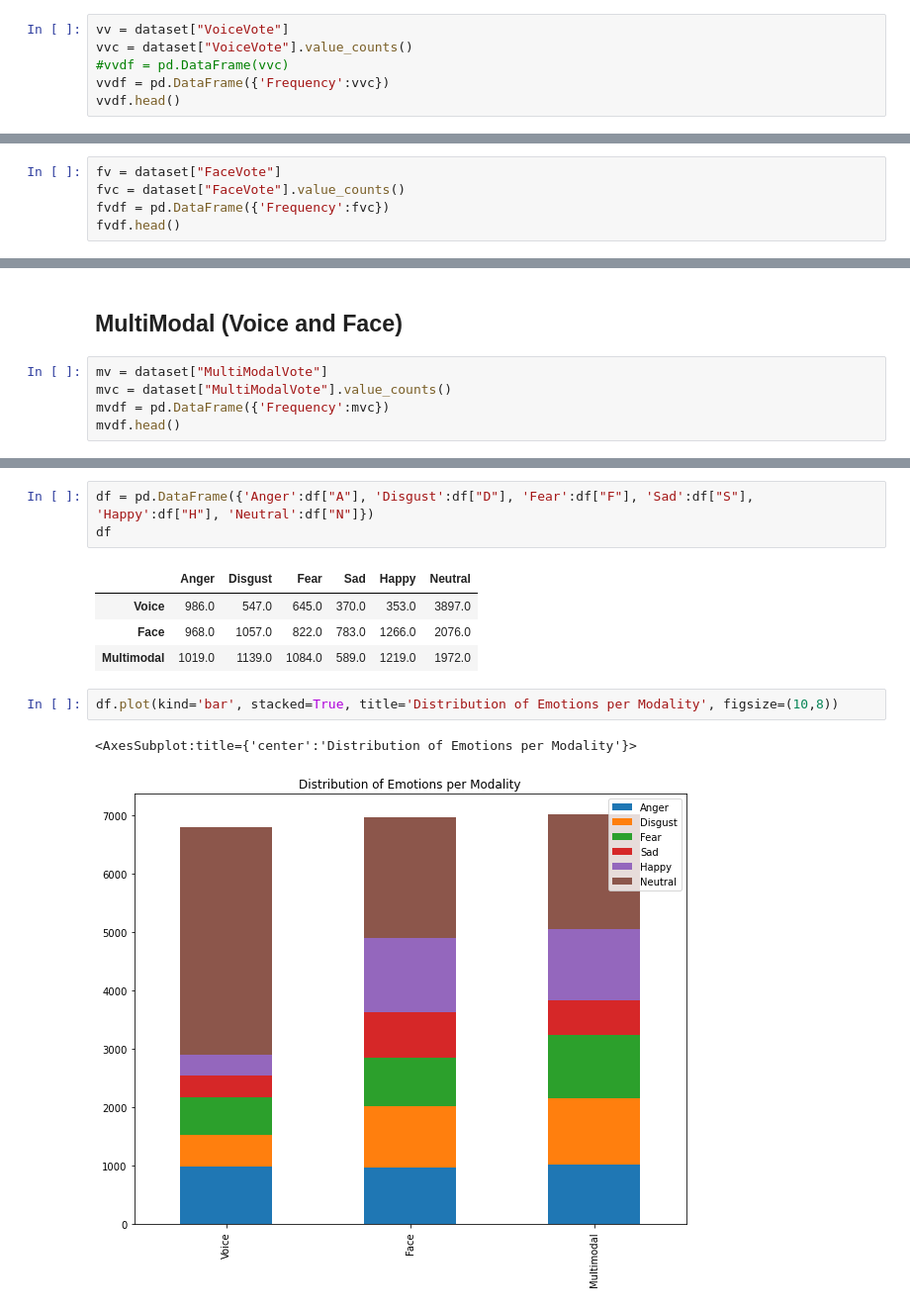
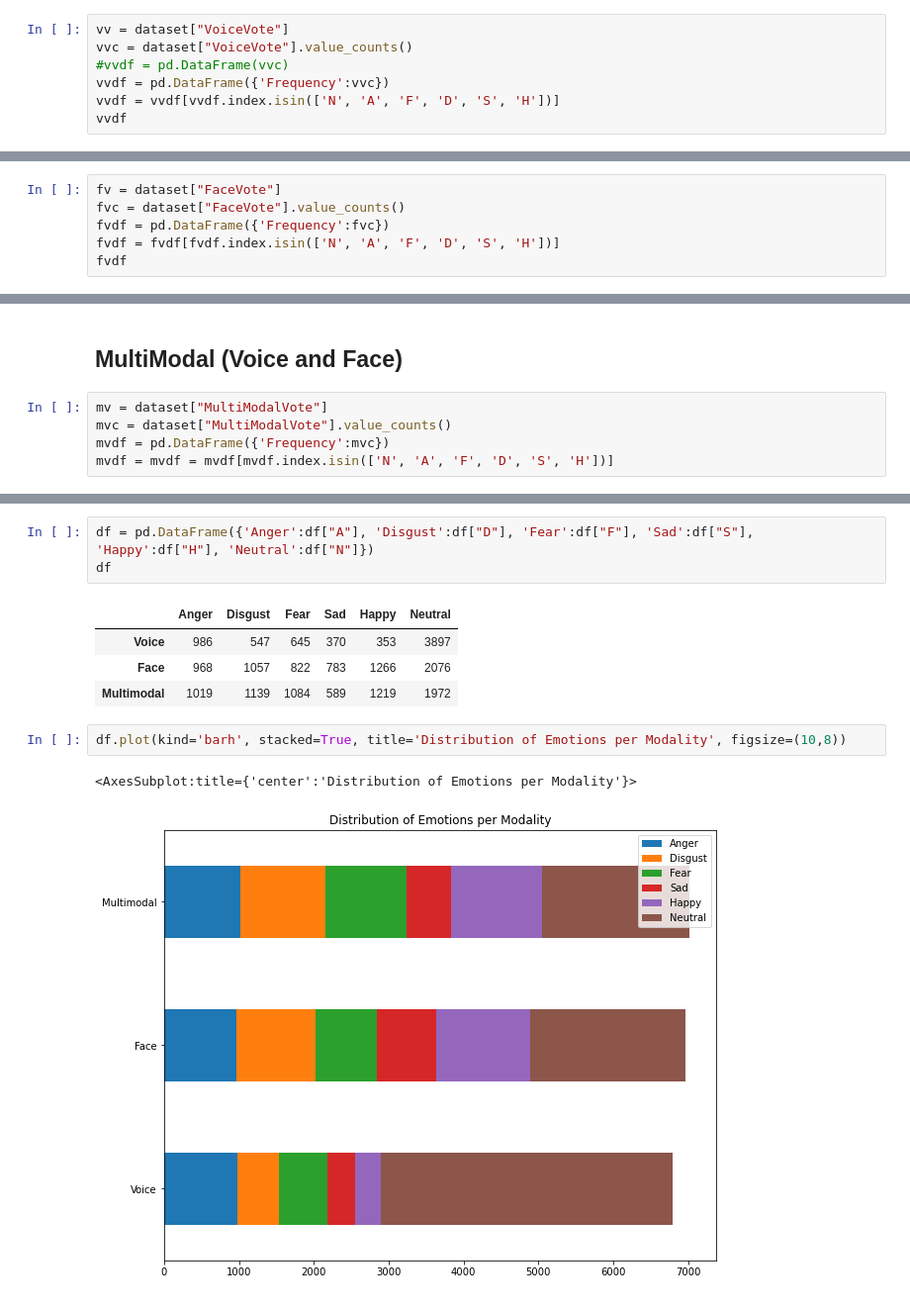
Before and after one commit to IggyBal/CRY-Baby_Empathetic_Dataset_Multimodal, a Jupyter notebook: Dataset_analysis.ipynb, the cells around one changed output, grey strips where cells are left out. Shown: that part at 99% size. Drawn from its saved outputs; the diff is of its cells as text.

```diff
--- a/Dataset_analysis.ipynb
+++ b/Dataset_analysis.ipynb
@@ -26,5 +26,6 @@ vv = dataset["VoiceVote"]
 vvc = dataset["VoiceVote"].value_counts()
 #vvdf = pd.DataFrame(vvc)
 vvdf = pd.DataFrame({'Frequency':vvc})
-vvdf.head()
+vvdf = vvdf[vvdf.index.isin(['N', 'A', 'F', 'D', 'S', 'H'])]
+vvdf
 # %% [output]
@@ -69,7 +61,8 @@ vvdf.head()
 fv = dataset["FaceVote"]
 fvc = dataset["FaceVote"].value_counts()
 fvdf = pd.DataFrame({'Frequency':fvc})
-fvdf.head()
+fvdf = fvdf[fvdf.index.isin(['N', 'A', 'F', 'D', 'S', 'H'])]
+fvdf
 # %% [output]
 |  | Frequency |
 | N | 2076 |
@@ -101,4 +96,4 @@ fvdf.head()
 mv = dataset["MultiModalVote"]
 mvc = dataset["MultiModalVote"].value_counts()
 mvdf = pd.DataFrame({'Frequency':mvc})
-mvdf.head()
+mvdf = mvdf = mvdf[mvdf.index.isin(['N', 'A', 'F', 'D', 'S', 'H'])]
@@ -143,11 +145,11 @@ df = pd.DataFrame({'Anger':df["A"], 'Disgust':df["D"], 'Fear':df["F"], 'Sad':df[
 df
 # %% [output]
 |  | Anger | Disgust | Fear | Sad | Happy | Neutral |
-| Voice | 986.0 | 547.0 | 645.0 | 370.0 | 353.0 | 3897.0 |
-| Face | 968.0 | 1057.0 | 822.0 | 783.0 | 1266.0 | 2076.0 |
-| Multimodal | 1019.0 | 1139.0 | 1084.0 | 589.0 | 1219.0 | 1972.0 |
+| Voice | 986 | 547 | 645 | 370 | 353 | 3897 |
+| Face | 968 | 1057 | 822 | 783 | 1266 | 2076 |
+| Multimodal | 1019 | 1139 | 1084 | 589 | 1219 | 1972 |
 # %%
-df.plot(kind='bar', stacked=True, title='Distribution of Emotions per Modality', figsize=(10,8))
+df.plot(kind='barh', stacked=True, title='Distribution of Emotions per Modality', figsize=(10,8))
 # %% [output]
 <AxesSubplot:title={'center':'Distribution of Emotions per Modality'}>
-[figure, old version]
+[figure, new version]
```
Also changed, not shown: parts of 14 cells of this notebook.
